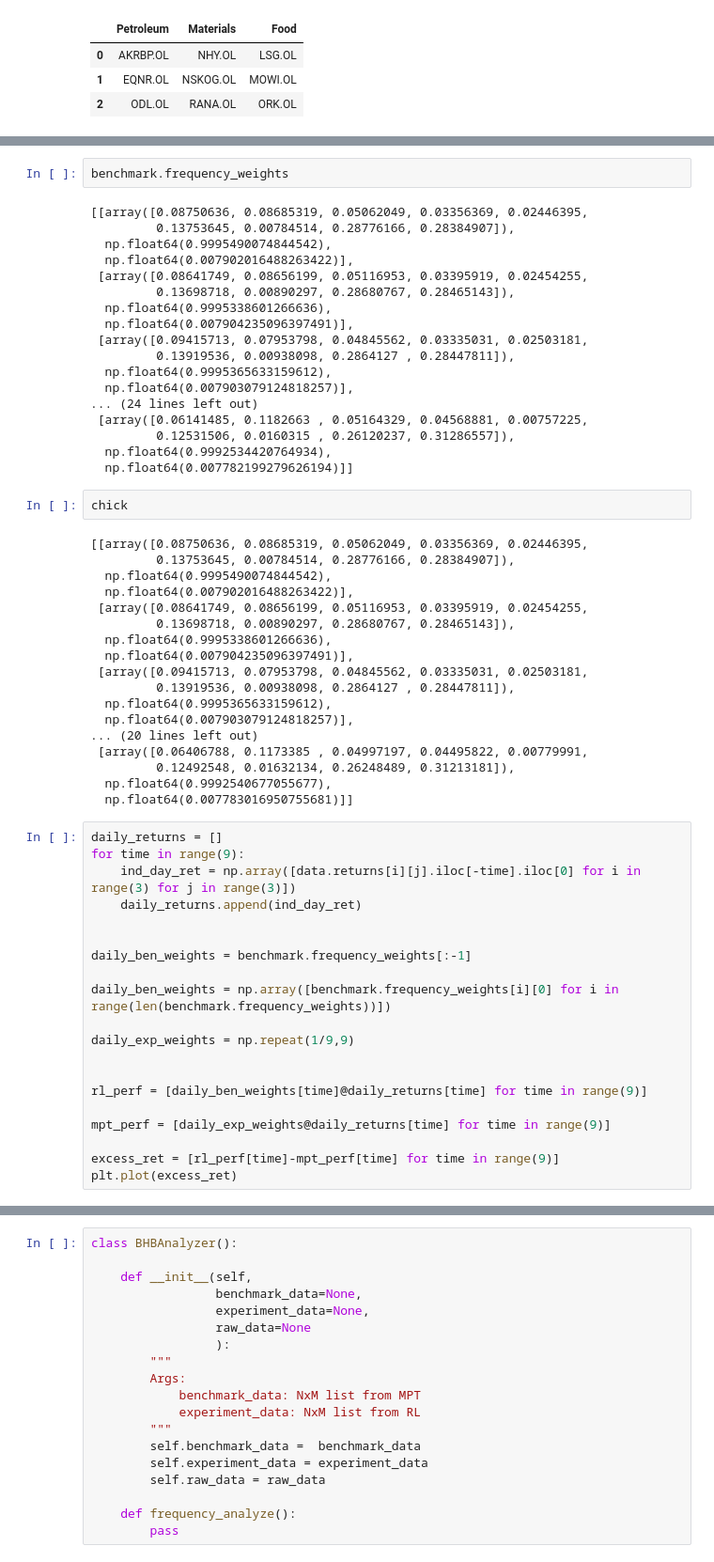
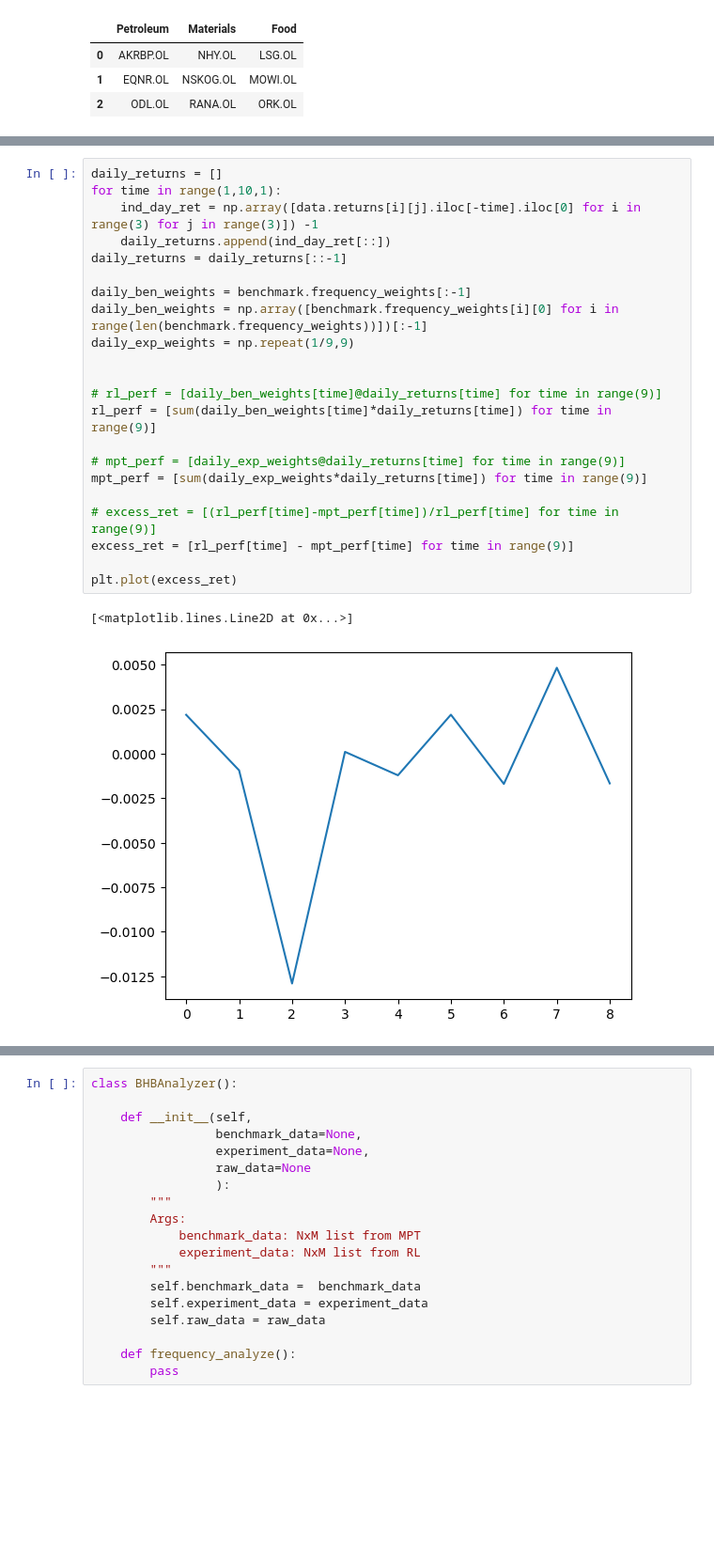
Before and after one commit to DataJakob/BBAN5000-Master-Thesis, a Jupyter notebook: src/test.ipynb, the cells around one changed output, grey strips where cells are left out. Shown at 94% size. Drawn from its saved outputs; the diff is of its cells as text; blank space fills up the shorter version.

```diff
--- a/src/test.ipynb
+++ b/src/test.ipynb
@@ -48,60 +47,25 @@ YF.download() has changed argument auto_adjust default to True
-# %%
-benchmark.frequency_weights
-# %% [output]
-[[array([0.08750636, 0.08685319, 0.05062049, 0.03356369, 0.02446395,
-         0.13753645, 0.00784514, 0.28776166, 0.28384907]),
-  np.float64(0.9995490074844542),
-  np.float64(0.007902016488263422)],
- [array([0.08641749, 0.08656199, 0.05116953, 0.03395919, 0.02454255,
-         0.13698718, 0.00890297, 0.28680767, 0.28465143]),
-  np.float64(0.9995338601266636),
-  np.float64(0.007904235096397491)],
- [array([0.09415713, 0.07953798, 0.04845562, 0.03335031, 0.02503181,
-         0.13919536, 0.00938098, 0.2864127 , 0.28447811]),
-  np.float64(0.9995365633159612),
-  np.float64(0.007903079124818257)],
-... (24 lines left out)
- [array([0.06141485, 0.1182663 , 0.05164329, 0.04568881, 0.00757225,
-         0.12531506, 0.0160315 , 0.26120237, 0.31286557]),
-  np.float64(0.9992534420764934),
-  np.float64(0.007782199279626194)]]
-# %%
-chick
-# %% [output]
-[[array([0.08750636, 0.08685319, 0.05062049, 0.03356369, 0.02446395,
-         0.13753645, 0.00784514, 0.28776166, 0.28384907]),
-  np.float64(0.9995490074844542),
-  np.float64(0.007902016488263422)],
- [array([0.08641749, 0.08656199, 0.05116953, 0.03395919, 0.02454255,
-         0.13698718, 0.00890297, 0.28680767, 0.28465143]),
-  np.float64(0.9995338601266636),
-  np.float64(0.007904235096397491)],
- [array([0.09415713, 0.07953798, 0.04845562, 0.03335031, 0.02503181,
-         0.13919536, 0.00938098, 0.2864127 , 0.28447811]),
-  np.float64(0.9995365633159612),
-  np.float64(0.007903079124818257)],
-... (20 lines left out)
- [array([0.06406788, 0.1173385 , 0.04997197, 0.04495822, 0.00779991,
-         0.12492548, 0.01632134, 0.26248489, 0.31213181]),
-  np.float64(0.9992540677055677),
-  np.float64(0.007783016950755681)]]
 # %%
 daily_returns = []
-for time in range(9):
-    ind_day_ret = np.array([data.returns[i][j].iloc[-time].iloc[0] for i in  range(3) for j in range(3)])
-    daily_returns.append(ind_day_ret)
-
+for time in range(1,10,1):
+    ind_day_ret = np.array([data.returns[i][j].iloc[-time].iloc[0] for i in  range(3) for j in range(3)]) -1
+    daily_returns.append(ind_day_ret[::])
+daily_returns = daily_returns[::-1]
 
 daily_ben_weights = benchmark.frequency_weights[:-1]
-
-daily_ben_weights = np.array([benchmark.frequency_weights[i][0] for i in range(len(benchmark.frequency_weights))])
-
+daily_ben_weights = np.array([benchmark.frequency_weights[i][0] for i in range(len(benchmark.frequency_weights))])[:-1]
 daily_exp_weights = np.repeat(1/9,9)
 
 
-rl_perf = [daily_ben_weights[time]@daily_returns[time] for time in range(9)]
+# rl_perf = [daily_ben_weights[time]@daily_returns[time] for time in range(9)]
+rl_perf = [sum(daily_ben_weights[time]*daily_returns[time]) for time in range(9)]
 
-mpt_perf = [daily_exp_weights@daily_returns[time] for time in range(9)]
+# mpt_perf = [daily_exp_weights@daily_returns[time] for time in range(9)]
+mpt_perf = [sum(daily_exp_weights*daily_returns[time]) for time in range(9)]
 
-excess_ret = [rl_perf[time]-mpt_perf[time] for time in range(9)]
+# excess_ret = [(rl_perf[time]-mpt_perf[time])/rl_perf[time] for time in range(9)]
+excess_ret = [rl_perf[time] - mpt_perf[time] for time in range(9)]
+
 plt.plot(excess_ret)
+# %% [output]
+[<matplotlib.lines.Line2D at 0x...>]
+[figure, added]
```
Also changed, not shown: parts of 7 cells of this notebook, 1 other file.
